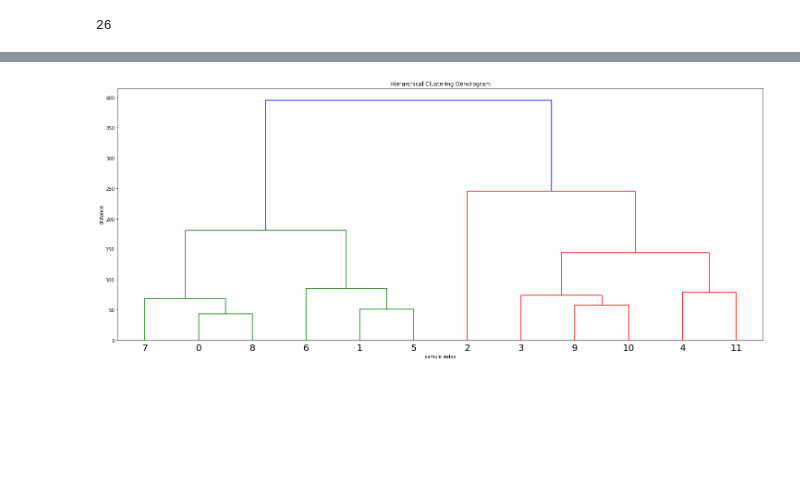
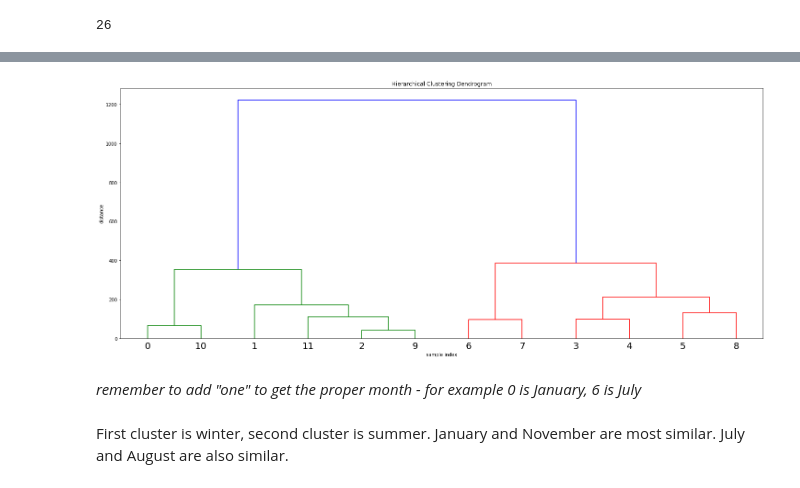
Before and after one commit to lotusflyer/ash_pub_safety, a Jupyter notebook: clustering_months.ipynb, the cells around one changed output, grey strips where cells are left out. Drawn from its saved outputs; the diff is of its cells as text; code cells hidden in the pictures; blank space fills up the shorter version.

Commit message:
cleanup of clustering and deleted initial_exploration nb (#16)

```diff
--- a/clustering_months.ipynb
+++ b/clustering_months.ipynb
@@ -111,0 +96,2 @@ Z = linkage(X, 'ward')
+# %%
+X = piv[['BURGLARY', 'LARCENY - THEFT']].values
@@ -112,13 +119,21 @@ Z = linkage(X, 'ward')
 # %%
-plt.figure(figsize=(25, 10))
-plt.title('Hierarchical Clustering Dendrogram')
-plt.xlabel('sample index')
-plt.ylabel('distance')
-dendrogram(
-    Z,
-    #leaf_rotation=90.,  # rotates the x axis labels
-    leaf_font_size=20.,  # font size for the x axis labels
-)
-plt.show()
+def cluster_and_plot(X):
+    Z = linkage(X, 'ward')
+    plt.figure(figsize=(25, 10))
+    plt.title('Hierarchical Clustering Dendrogram')
+    plt.xlabel('sample index')
+    plt.ylabel('distance')
+    dendrogram(
+        Z,
+        #leaf_rotation=90.,  # rotates the x axis labels
+        leaf_font_size=20.,  # font size for the x axis labels
+    )
+    plt.show()
-# %% [output]
-[figure, removed]
+# %%
+cluster_and_plot(X)
+# %% [output]
+[figure, added]
+# %% [markdown]
+_remember to add "one" to get the proper month - for example 0 is January, 6 is July_
+# %% [markdown]
+First cluster is winter, second cluster is summer. January and November are most similar. July and August are also similar.
```
Also changed, not shown: parts of 11 cells of this notebook, 2 other files.
